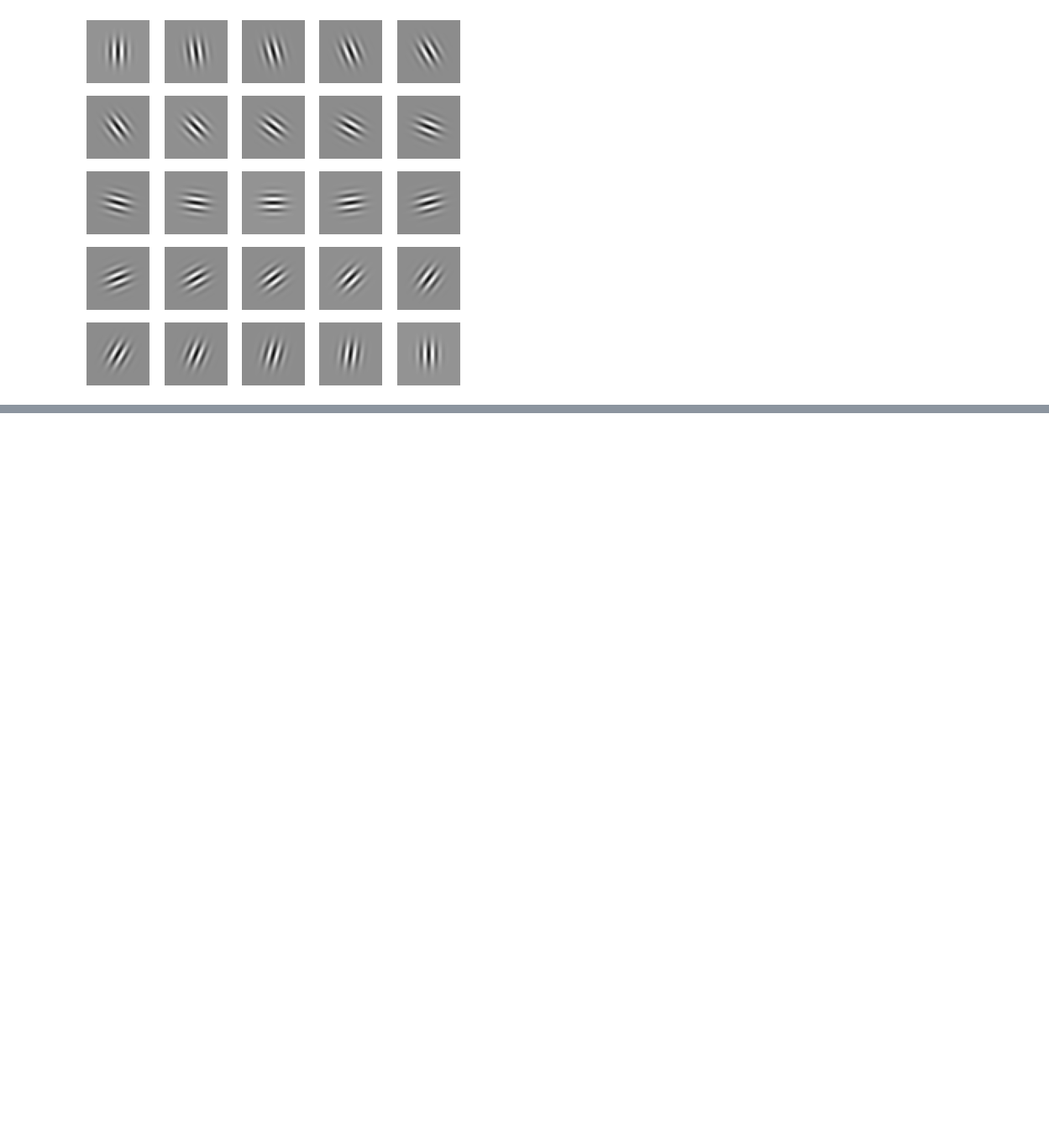
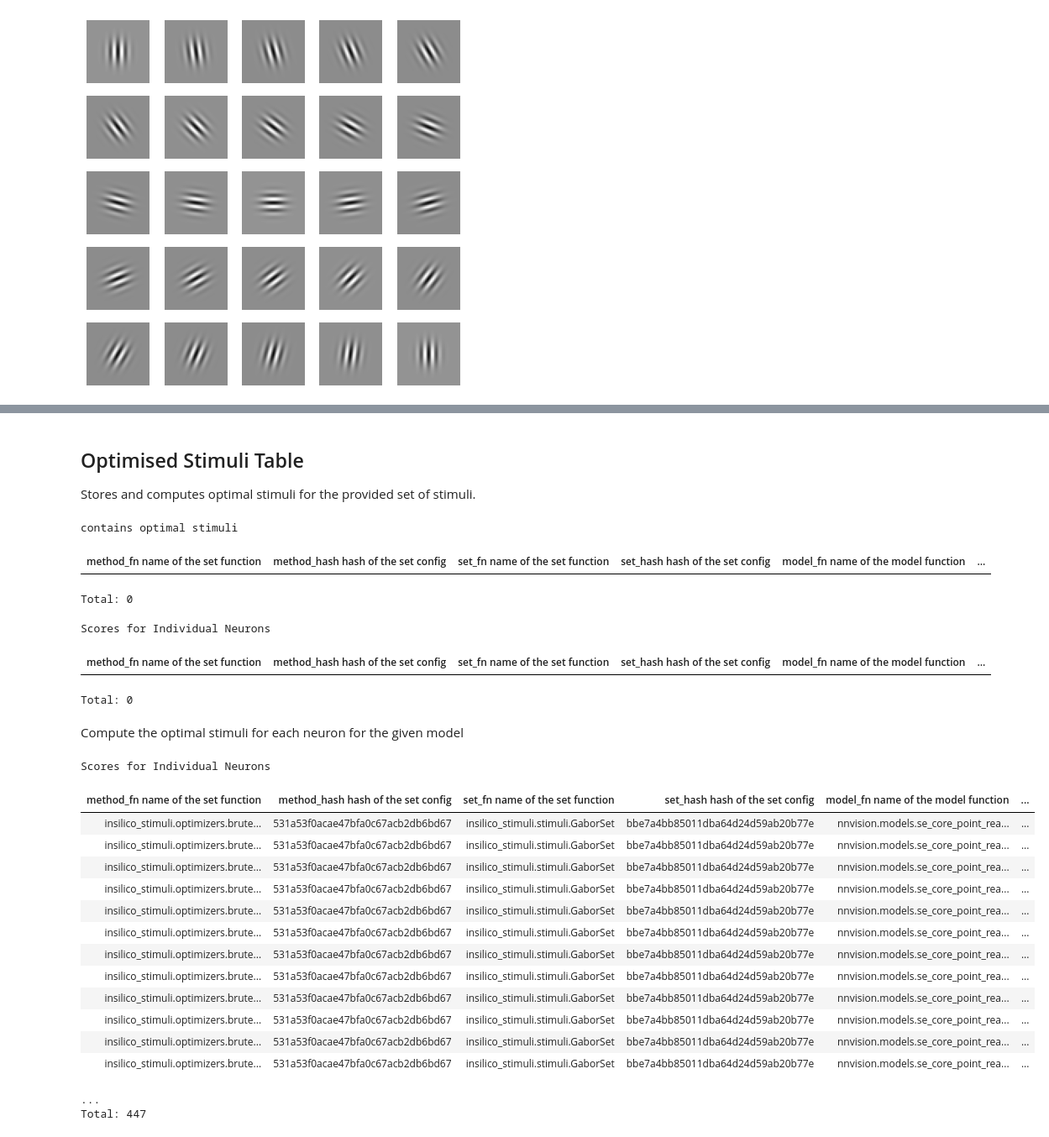
Before and after one commit to sinzlab/insilico-stimuli, a Jupyter notebook: notebooks/insilico_stimuli_orientation_tuning_dj.ipynb, the cells around one changed output, grey strips where cells are left out. Shown: that part at 84% size. Cells and saved outputs as stored; diff of their text form; code cells hidden in the pictures; blank space fills up the shorter version.

Commit message:
[ADD] added OptimisedStimulus table with the StimuliOptimizeMethod along with a demo.

```diff
--- a/notebooks/insilico_stimuli_orientation_tuning_dj.ipynb
+++ b/notebooks/insilico_stimuli_orientation_tuning_dj.ipynb
@@ -120,0 +150,31 @@ for ax, gabor in zip(axs, images):
+# %% [markdown]
+## Optimised Stimuli Table
+Stores and computes optimal stimuli for the provided set of stimuli.
+# %%
+@schema
+class OptimisedStimuli(OptimisedStimuliTemplate, dj.Computed):
+    """MEI table template.
+
+    To create a functional "MEI" table, create a new class that inherits from this template and decorate it with your
+    preferred Datajoint schema. Next assign your trained model (or trained ensemble model) and your selector table to
+    the class variables called "trained_model_table" and "selector_table". By default, the created table will point to
+    the "MEIMethod" table in the Datajoint schema called "nnfabrik.main". This behavior can be changed by overwriting
+    the class attribute called "method_table".
+    """
+
+    trained_model_table = TrainedModel
+    unit_table = Recording.Units
+# %%
+OptimisedStimuli()
+# %% [output]
+contains optimal stimuli
+| method_fn name of the set function | method_hash hash of the set config | set_fn name of the set function | set_hash hash of the set config | model_fn name of the model function | ... |
+Total: 0
+# %%
+OptimisedStimuli().Units()
+# %% [output]
+Scores for Individual Neurons
+| method_fn name of the set function | method_hash hash of the set config | set_fn name of the set function | set_hash hash of the set config | model_fn name of the model function | ... |
+Total: 0
+# %% [markdown]
+Compute the optimal stimuli for each neuron for the given model
@@ -120,0 +183,19 @@ for ax, gabor in zip(axs, images):
+# %%
+OptimisedStimuli().Units()
+# %% [output]
+Scores for Individual Neurons
+| method_fn name of the set function | method_hash hash of the set config | set_fn name of the set function | set_hash hash of the set config | model_fn name of the model function | ... |
+| insilico_stimuli.optimizers.brute... | 531a53f0acae47bfa0c67acb2db6bd67 | insilico_stimuli.stimuli.GaborSet | bbe7a4bb85011dba64d24d59ab20b77e | nnvision.models.se_core_point_rea... | ... |
+| insilico_stimuli.optimizers.brute... | 531a53f0acae47bfa0c67acb2db6bd67 | insilico_stimuli.stimuli.GaborSet | bbe7a4bb85011dba64d24d59ab20b77e | nnvision.models.se_core_point_rea... | ... |
+| insilico_stimuli.optimizers.brute... | 531a53f0acae47bfa0c67acb2db6bd67 | insilico_stimuli.stimuli.GaborSet | bbe7a4bb85011dba64d24d59ab20b77e | nnvision.models.se_core_point_rea... | ... |
+| insilico_stimuli.optimizers.brute... | 531a53f0acae47bfa0c67acb2db6bd67 | insilico_stimuli.stimuli.GaborSet | bbe7a4bb85011dba64d24d59ab20b77e | nnvision.models.se_core_point_rea... | ... |
+| insilico_stimuli.optimizers.brute... | 531a53f0acae47bfa0c67acb2db6bd67 | insilico_stimuli.stimuli.GaborSet | bbe7a4bb85011dba64d24d59ab20b77e | nnvision.models.se_core_point_rea... | ... |
+| insilico_stimuli.optimizers.brute... | 531a53f0acae47bfa0c67acb2db6bd67 | insilico_stimuli.stimuli.GaborSet | bbe7a4bb85011dba64d24d59ab20b77e | nnvision.models.se_core_point_rea... | ... |
+| insilico_stimuli.optimizers.brute... | 531a53f0acae47bfa0c67acb2db6bd67 | insilico_stimuli.stimuli.GaborSet | bbe7a4bb85011dba64d24d59ab20b77e | nnvision.models.se_core_point_rea... | ... |
+| insilico_stimuli.optimizers.brute... | 531a53f0acae47bfa0c67acb2db6bd67 | insilico_stimuli.stimuli.GaborSet | bbe7a4bb85011dba64d24d59ab20b77e | nnvision.models.se_core_point_rea... | ... |
+| insilico_stimuli.optimizers.brute... | 531a53f0acae47bfa0c67acb2db6bd67 | insilico_stimuli.stimuli.GaborSet | bbe7a4bb85011dba64d24d59ab20b77e | nnvision.models.se_core_point_rea... | ... |
+| insilico_stimuli.optimizers.brute... | 531a53f0acae47bfa0c67acb2db6bd67 | insilico_stimuli.stimuli.GaborSet | bbe7a4bb85011dba64d24d59ab20b77e | nnvision.models.se_core_point_rea... | ... |
+| insilico_stimuli.optimizers.brute... | 531a53f0acae47bfa0c67acb2db6bd67 | insilico_stimuli.stimuli.GaborSet | bbe7a4bb85011dba64d24d59ab20b77e | nnvision.models.se_core_point_rea... | ... |
+| insilico_stimuli.optimizers.brute... | 531a53f0acae47bfa0c67acb2db6bd67 | insilico_stimuli.stimuli.GaborSet | bbe7a4bb85011dba64d24d59ab20b77e | nnvision.models.se_core_point_rea... | ... |
+...
+Total: 447
```
Also changed, not shown: parts of 17 cells of this notebook, 3 other files.
